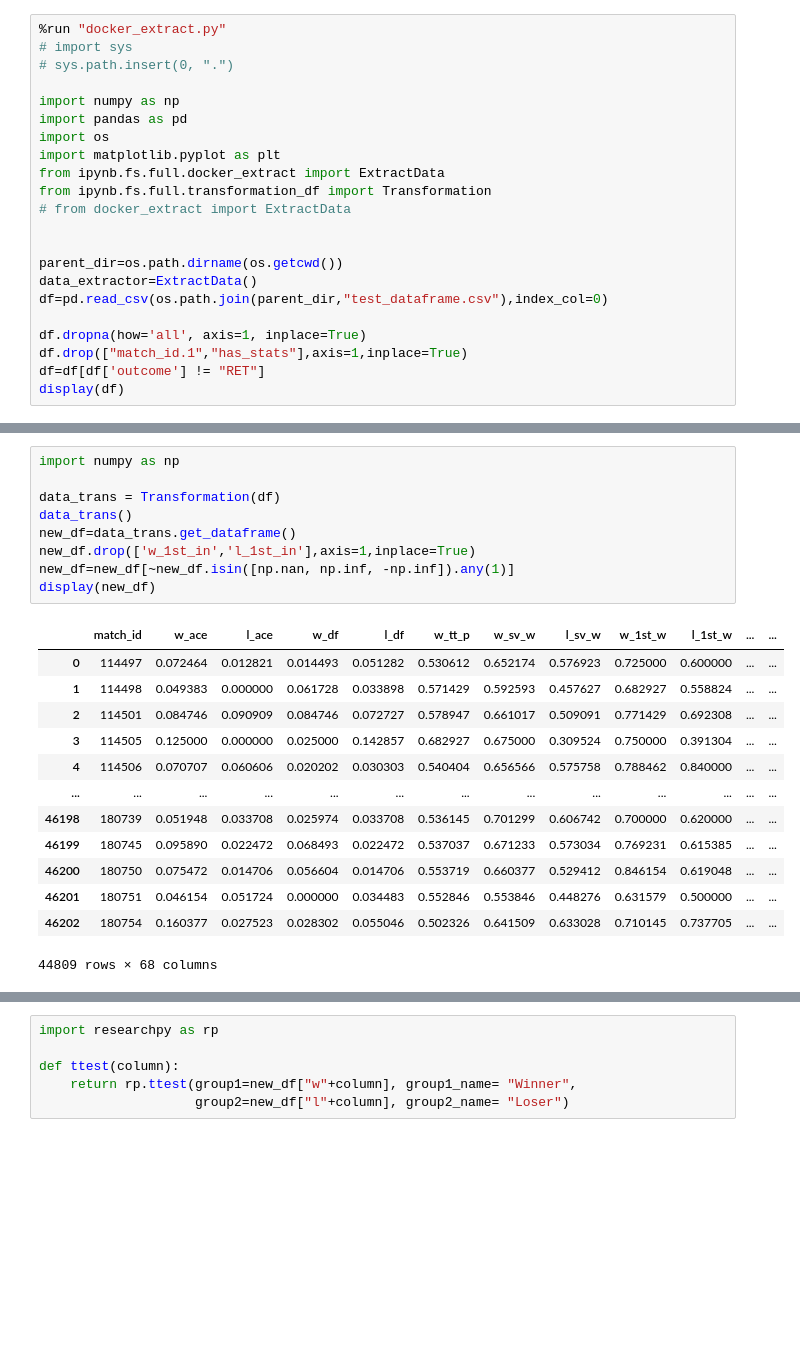
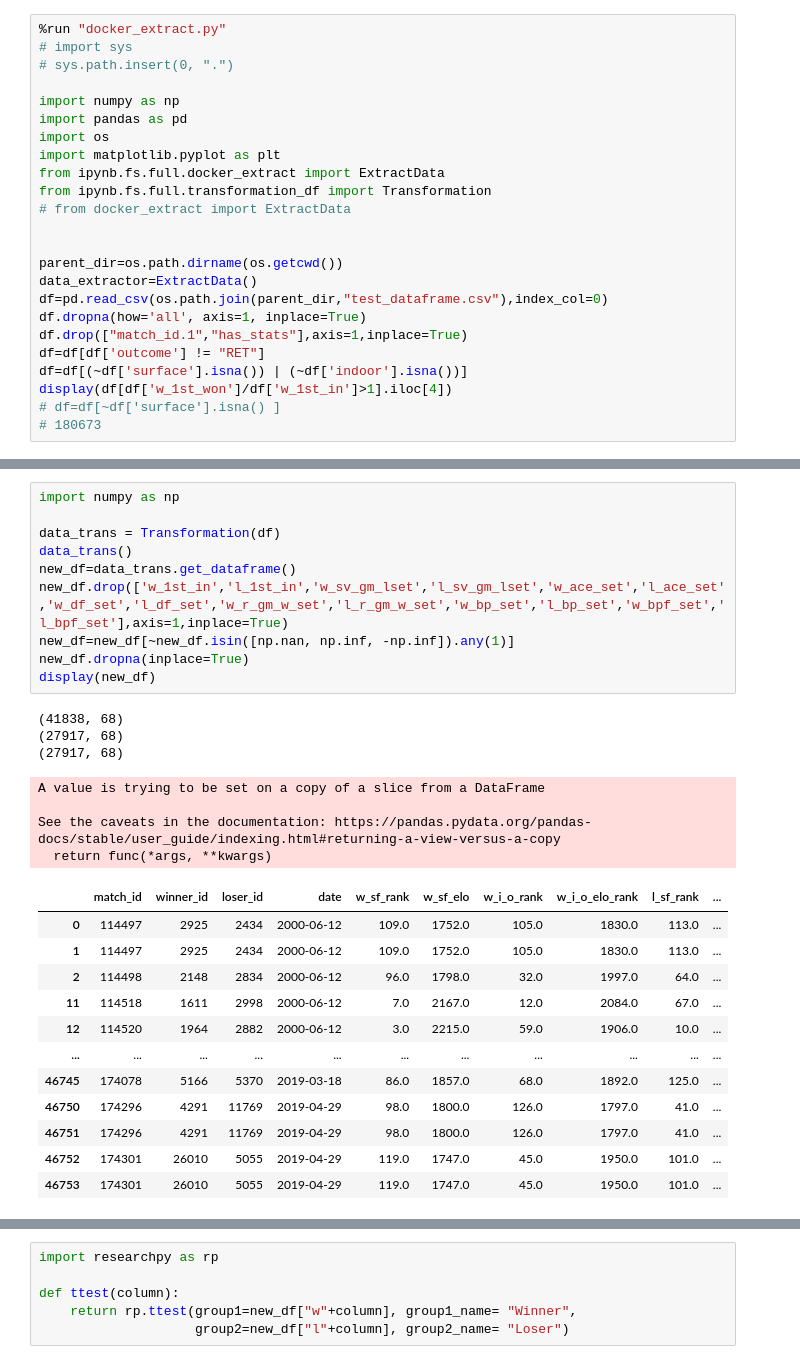
Before and after one commit to Bentgm17/TennisML, a Jupyter notebook: data_extraction/feature_tuning.ipynb, the cells around one changed output, grey strips where cells are left out. Saved outputs shown, nothing was run; the diff lists cells and outputs as text; blank space fills up the shorter version.

```diff
--- a/data_extraction/feature_tuning.ipynb
+++ b/data_extraction/feature_tuning.ipynb
@@ -15,9 +15,11 @@ from ipynb.fs.full.transformation_df import Transformation
 parent_dir=os.path.dirname(os.getcwd())
 data_extractor=ExtractData()
 df=pd.read_csv(os.path.join(parent_dir,"test_dataframe.csv"),index_col=0)
-
 df.dropna(how='all', axis=1, inplace=True)
 df.drop(["match_id.1","has_stats"],axis=1,inplace=True)
 df=df[df['outcome'] != "RET"]
-display(df)
+df=df[(~df['surface'].isna()) | (~df['indoor'].isna())]
+display(df[df['w_1st_won']/df['w_1st_in']>1].iloc[4])
+# df=df[~df['surface'].isna() ]
+# 180673
 # %% [output]
@@ -37,23 +38,30 @@ display(df)
 # %%
 import numpy as np
 
 data_trans = Transformation(df)
 data_trans()
 new_df=data_trans.get_dataframe()
-new_df.drop(['w_1st_in','l_1st_in'],axis=1,inplace=True)
+new_df.drop(['w_1st_in','l_1st_in','w_sv_gm_lset','l_sv_gm_lset','w_ace_set','l_ace_set','w_df_set','l_df_set','w_r_gm_w_set','l_r_gm_w_set','w_bp_set','l_bp_set','w_bpf_set','l_bpf_set'],axis=1,inplace=True)
 new_df=new_df[~new_df.isin([np.nan, np.inf, -np.inf]).any(1)]
+new_df.dropna(inplace=True)
 display(new_df)
 # %% [output]
+(41838, 68)
+(27917, 68)
+(27917, 68)
+A value is trying to be set on a copy of a slice from a DataFrame
+
+See the caveats in the documentation: https://pandas.pydata.org/pandas-docs/stable/user_guide/indexing.html#returning-a-view-versus-a-copy
+  return func(*args, **kwargs)
-|  | match_id | w_ace | l_ace | w_df | l_df | w_tt_p | w_sv_w | l_sv_w | w_1st_w | l_1st_w | ... | ... |
-| 0 | 114497 | 0.072464 | 0.012821 | 0.014493 | 0.051282 | 0.530612 | 0.652174 | 0.576923 | 0.725000 | 0.600000 | ... | ... |
-| 1 | 114498 | 0.049383 | 0.000000 | 0.061728 | 0.033898 | 0.571429 | 0.592593 | 0.457627 | 0.682927 | 0.558824 | ... | ... |
-| 2 | 114501 | 0.084746 | 0.090909 | 0.084746 | 0.072727 | 0.578947 | 0.661017 | 0.509091 | 0.771429 | 0.692308 | ... | ... |
-| 3 | 114505 | 0.125000 | 0.000000 | 0.025000 | 0.142857 | 0.682927 | 0.675000 | 0.309524 | 0.750000 | 0.391304 | ... | ... |
-| 4 | 114506 | 0.070707 | 0.060606 | 0.020202 | 0.030303 | 0.540404 | 0.656566 | 0.575758 | 0.788462 | 0.840000 | ... | ... |
-| ... | ... | ... | ... | ... | ... | ... | ... | ... | ... | ... | ... | ... |
-| 46198 | 180739 | 0.051948 | 0.033708 | 0.025974 | 0.033708 | 0.536145 | 0.701299 | 0.606742 | 0.700000 | 0.620000 | ... | ... |
-| 46199 | 180745 | 0.095890 | 0.022472 | 0.068493 | 0.022472 | 0.537037 | 0.671233 | 0.573034 | 0.769231 | 0.615385 | ... | ... |
-| 46200 | 180750 | 0.075472 | 0.014706 | 0.056604 | 0.014706 | 0.553719 | 0.660377 | 0.529412 | 0.846154 | 0.619048 | ... | ... |
-| 46201 | 180751 | 0.046154 | 0.051724 | 0.000000 | 0.034483 | 0.552846 | 0.553846 | 0.448276 | 0.631579 | 0.500000 | ... | ... |
-| 46202 | 180754 | 0.160377 | 0.027523 | 0.028302 | 0.055046 | 0.502326 | 0.641509 | 0.633028 | 0.710145 | 0.737705 | ... | ... |
+|  | match_id | winner_id | loser_id | date | w_sf_rank | w_sf_elo | w_i_o_rank | w_i_o_elo_rank | l_sf_rank | ... |
+| 0 | 114497 | 2925 | 2434 | 2000-06-12 | 109.0 | 1752.0 | 105.0 | 1830.0 | 113.0 | ... |
+| 1 | 114497 | 2925 | 2434 | 2000-06-12 | 109.0 | 1752.0 | 105.0 | 1830.0 | 113.0 | ... |
+| 2 | 114498 | 2148 | 2834 | 2000-06-12 | 96.0 | 1798.0 | 32.0 | 1997.0 | 64.0 | ... |
+| 11 | 114518 | 1611 | 2998 | 2000-06-12 | 7.0 | 2167.0 | 12.0 | 2084.0 | 67.0 | ... |
+| 12 | 114520 | 1964 | 2882 | 2000-06-12 | 3.0 | 2215.0 | 59.0 | 1906.0 | 10.0 | ... |
+| ... | ... | ... | ... | ... | ... | ... | ... | ... | ... | ... |
+| 46745 | 174078 | 5166 | 5370 | 2019-03-18 | 86.0 | 1857.0 | 68.0 | 1892.0 | 125.0 | ... |
+| 46750 | 174296 | 4291 | 11769 | 2019-04-29 | 98.0 | 1800.0 | 126.0 | 1797.0 | 41.0 | ... |
+| 46751 | 174296 | 4291 | 11769 | 2019-04-29 | 98.0 | 1800.0 | 126.0 | 1797.0 | 41.0 | ... |
+| 46752 | 174301 | 26010 | 5055 | 2019-04-29 | 119.0 | 1747.0 | 45.0 | 1950.0 | 101.0 | ... |
+| 46753 | 174301 | 26010 | 5055 | 2019-04-29 | 119.0 | 1747.0 | 45.0 | 1950.0 | 101.0 | ... |
-44809 rows × 68 columns
```
Also changed, not shown: parts of 8 cells of this notebook, 8 other files.
